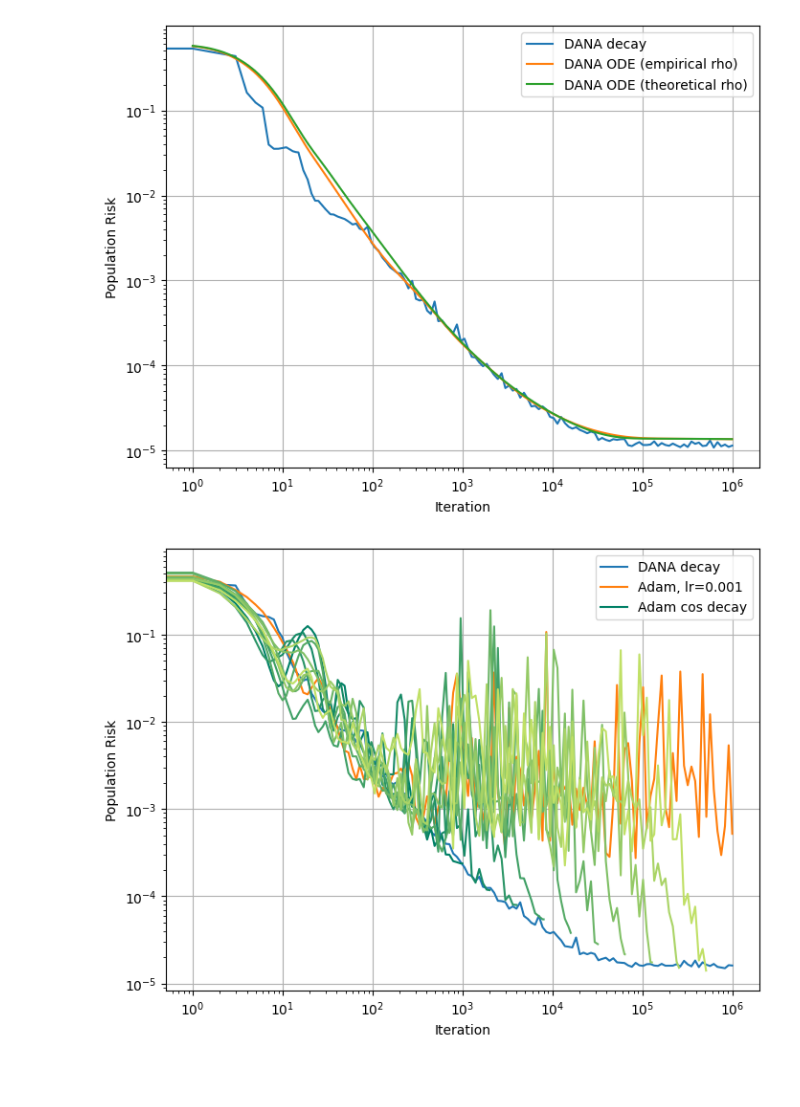
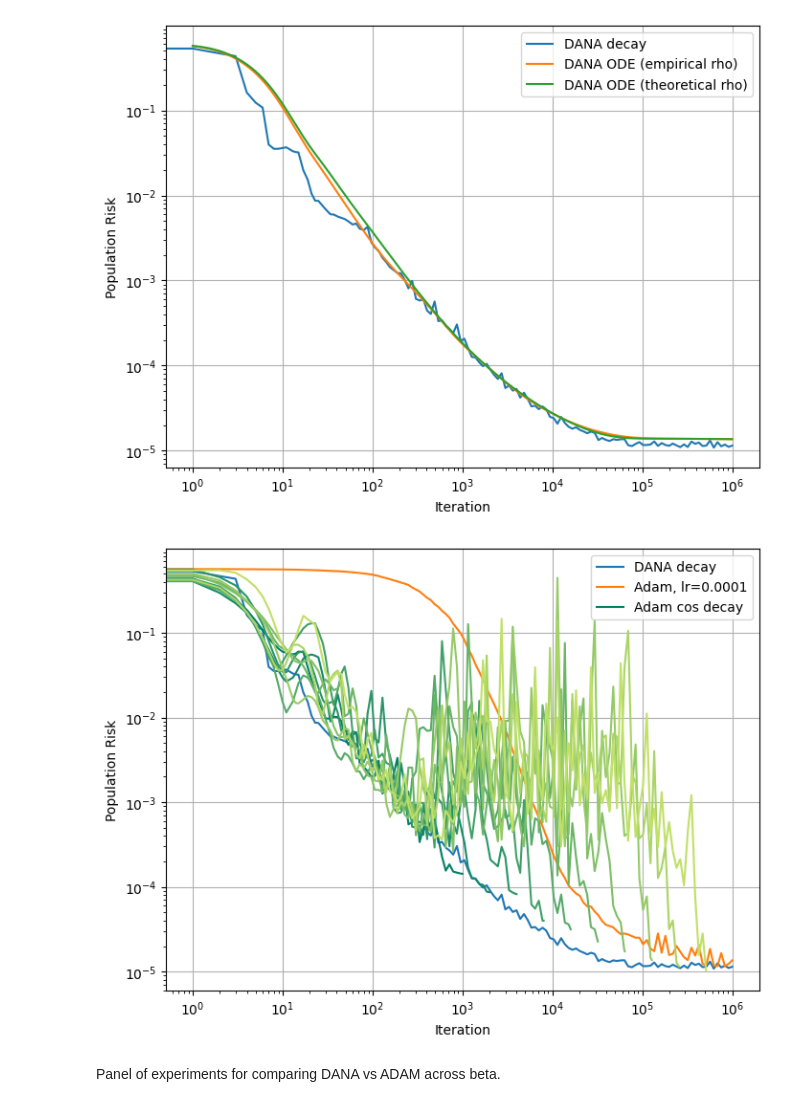
Before and after one commit to LosVolterrosHermanos/Experimental, a Jupyter notebook: colabs/PLRF-JAX-comparison.ipynb, the cells around one changed output. Cells and saved outputs as stored; diff of their text form; code cells hidden in the pictures; blank space fills up the shorter version.

Commit message:
Start ADAM experiments

```diff
--- a/colabs/PLRF-JAX-comparison.ipynb
+++ b/colabs/PLRF-JAX-comparison.ipynb
@@ -134,7 +129,7 @@ plt.grid(True)
 # %% [output]
 [figure]
 # %%
-adamopt = optax.adam(learning_rate=0.01)
+adamopt = optax.adam(learning_rate=0.0001)
 #pls = powerlaw_schedule(0.5/problem.population_trace, 0.0, -0.5, 1)
 key, newkey = random.split(key)
 adamtimes,adamlosses = lsq_streaming_optax_simple(newkey,
@@ -167,19 +162,21 @@ for steps in tqdm(step_lengths):
 # %%
 plt.figure(figsize=(8,6))
 plt.loglog(danadecaytimes,danadecaylosses,label='DANA decay')
-plt.loglog(adamtimes,adamlosses,label='Adam, lr=0.001')
+plt.loglog(adamtimes,adamlosses,label='Adam, lr=0.0001')
 import matplotlib.cm as cm
 colors = cm.summer(jnp.linspace(0, 0.75, len(adam_cos_decay_results)))
 for (times, losses), color in zip(adam_cos_decay_results, colors):
     if jnp.array_equal(color, colors[0]):
         plt.loglog(times, losses, color=color, label='Adam cos decay')
     else:
         plt.loglog(times, losses, color=color)
 
 plt.xlabel('Iteration')
 plt.ylabel('Population Risk')
 plt.legend()
 plt.grid(True)
 plt.savefig('adam_cos_decay.pdf')
 # %% [output]
-[figure, old version]
+[figure, new version]
+# %% [markdown]
+Panel of experiments for comparing DANA vs ADAM across beta.
```
Also changed, not shown: parts of 5 cells of this notebook.
